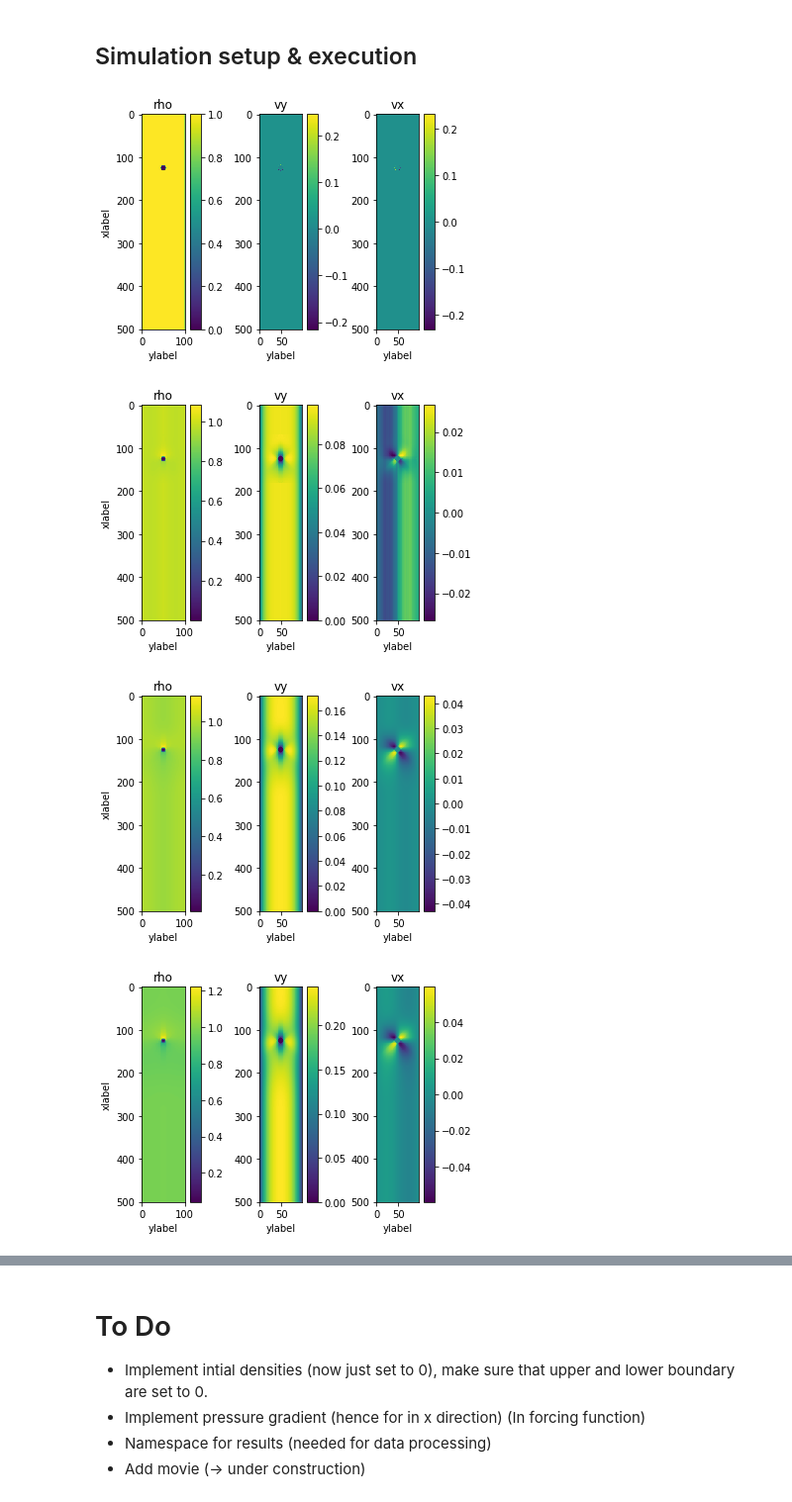
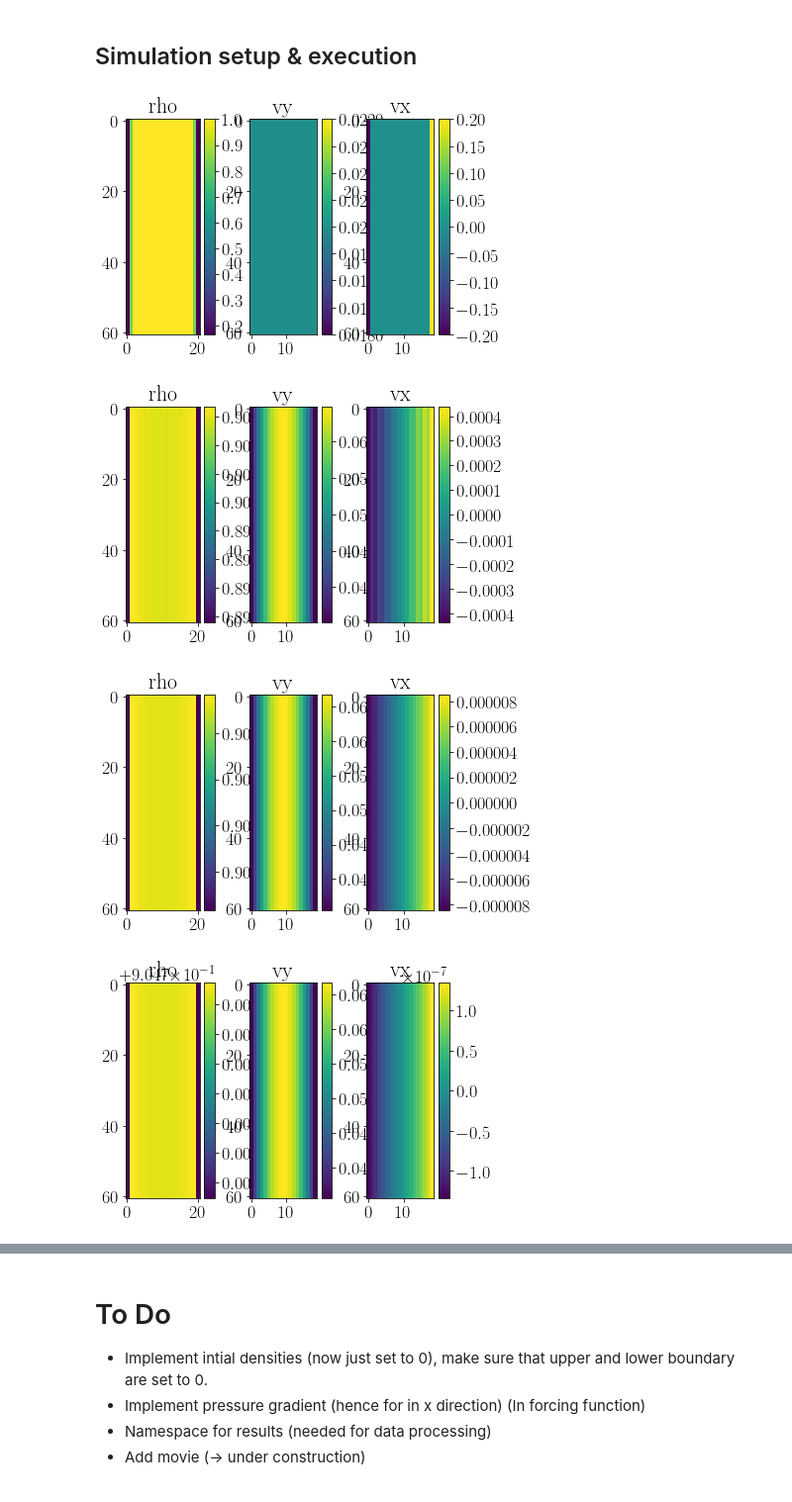
Before and after one commit to VHeusinkveld/CP3-lattice-boltzmann_model, a Jupyter notebook: Excecute_simulation.ipynb, the cells around one changed output, grey strips where cells are left out. Shown at 99% size. Drawn from its saved outputs; the diff is of its cells as text; code cells hidden in the pictures.

Commit message:
Generalised obstacles, added plot markup to dataprocessing, added list to keep track of denisties during the simulation. It seems to be conserved. Added folder for exported figures.

```diff
--- a/Excecute_simulation.ipynb
+++ b/Excecute_simulation.ipynb
@@ -7,40 +7,43 @@ import time as tm
 from types import SimpleNamespace
 from Boltzmann_simulation import *
 from constants import *
 
 start_time = tm.time()
 
 # Create name space
 sim = SimpleNamespace()
 
 # Assign system dimensions/parameters
-sim.L, sim.W = 500, 100
+sim.L, sim.W = 60, 20
 sim.m = 1
 sim.P = 1
 sim.epsilon = 0#0.001
-sim.max_iterations = 500
-sim.plot_iteration = 50
+sim.max_iterations = 1000
+sim.plot_iteration = 100
 sim.nu = 2
 sim.dv = 0.01
 
 # Square obstruction
-sim.obs = 'cylinder' # obstruction type (square, cylinder) or 'False'
-sim.L_ratio = 1/30  # Length of the object wrt length of the system
-sim.W_ratio = 1/10 # Width of the object wrt length of the system
+sim.obs = 'none' # obstruction type (none, square or cylinder)
+sim.R = int(sim.W/4)
 
 #Load constants
 sim = constants(sim)
+
+# Set data processing parameters
+sim.fig_dir = './figures/'
+sim.save = True
 
 # Actual simulation
 par = boltzmann_sim(sim)
 
 #Reynolds_pipe, Reynolds_obs = Reynolds(sim, par)
 
 end_time = tm.time()
 total_time = end_time - start_time
 print('Total run time =', total_time)
 # %% [output]
-[figure, old version]
+[figure, new version]
-[figure, old version]
+[figure, new version]
-[figure, old version]
+[figure, new version]
-[figure, old version]
+[figure, new version]
```
Also changed, not shown: parts of 31 cells of this notebook, 5 other files.
